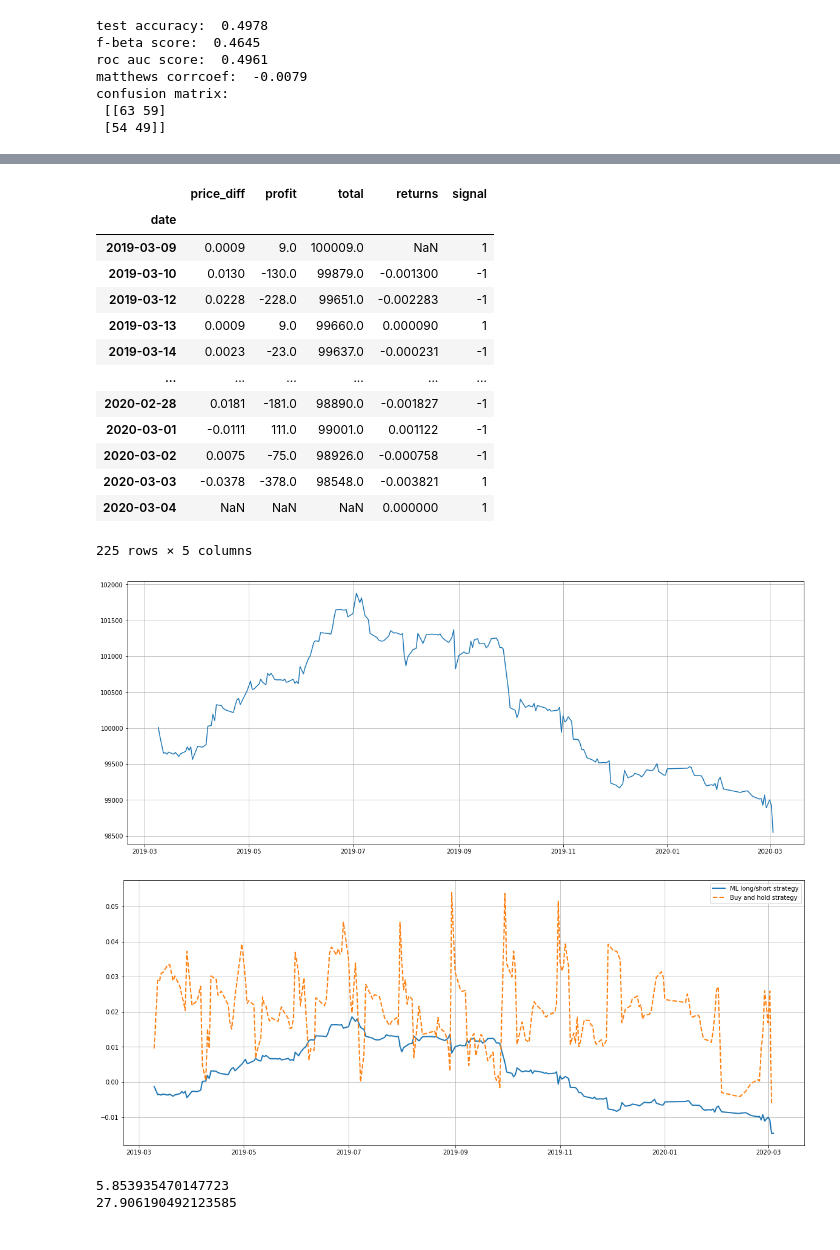
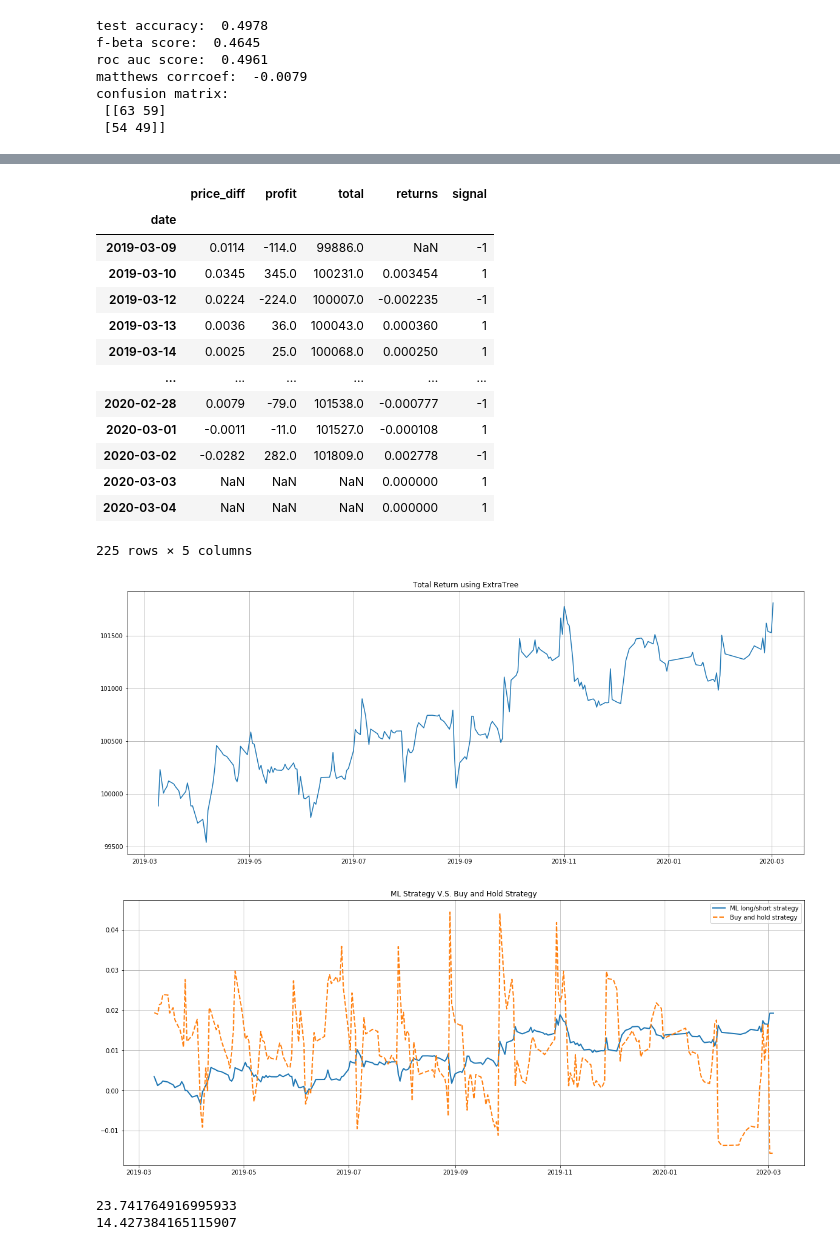
Before and after one commit to penguinwang96825/Forex-Predictor, a Jupyter notebook: Forex Backtesting.ipynb, the cells around one changed output, grey strips where cells are left out. Saved outputs shown, nothing was run; the diff lists cells and outputs as text; code cells hidden in the pictures.

```diff
--- a/Forex Backtesting.ipynb
+++ b/Forex Backtesting.ipynb
@@ -291,0 +290,27 @@ news_and_fx.to_csv(r"C:\Users\YangWang\Desktop\test\news_and_forex.csv", index=F
+# %%
+etc = ExtraTreesClassifier(
+    n_jobs=6,
+    warm_start=True)
+
+params = {
+    'max_depth': [10, 20, 30],
+    'n_estimators': [400, 500, 600]
+}
+
+folds = 3
+param_comb = 5
+
+skf = StratifiedKFold(n_splits=folds, shuffle=True, random_state=17)
+
+random_search = RandomizedSearchCV(
+    etc,
+    param_distributions=params,
+    n_iter=param_comb,
+    scoring='roc_auc',
+    n_jobs=6,
+    cv=skf.split(x_train, y_train),
+    verbose=2,
+    random_state=17)
+random_search.fit(x_train, y_train)
+etc = random_search.best_estimator_
+performance(etc, x_train, y_train, x_test, y_test)
@@ -292,4 +329,4 @@ news_and_fx.to_csv(r"C:\Users\YangWang\Desktop\test\news_and_forex.csv", index=F
 # %%
-pred = xgb.predict(x_test)
+pred = etc.predict(x_test)
 pred = pred.tolist()
 pred = [1 if p == 1 else -1 for p in pred]
@@ -350,7 +370,7 @@ class RandomForecastingStrategy(Strategy):
 
 class MarketIntradayPortfolio(Portfolio):
 
-    def __init__(self, symbol, bars, signals, initial_capital=100000.0, trading_sum=100):
+    def __init__(self, symbol, bars, signals, initial_capital=100000, trading_sum=100):
         self.symbol = symbol
         self.bars = bars
         self.signals = signals
@@ -390,7 +410,7 @@ test['Close'] = test['Close'].shift(-1)
 
 rfs = MachineLearningForecastingStrategy('EURUSD', test, pred)
 signals = rfs.generate_signals()
-portfolio = MarketIntradayPortfolio('EURUSD', test, signals, initial_capital=100000.0, trading_sum=10000)
+portfolio = MarketIntradayPortfolio('EURUSD', test, signals, initial_capital=100000, trading_sum=10000)
 returns = portfolio.backtest_portfolio()
 # %%
 returns['signal'] = signals
@@ -401,34 +421,36 @@ returns
 # %% [output]
 |  | price_diff | profit | total | returns | signal |
 | date |  |  |  |  |  |
-| 2019-03-09 | 0.0009 | 9.0 | 100009.0 | NaN | 1 |
-| 2019-03-10 | 0.0130 | -130.0 | 99879.0 | -0.001300 | -1 |
-| 2019-03-12 | 0.0228 | -228.0 | 99651.0 | -0.002283 | -1 |
-| 2019-03-13 | 0.0009 | 9.0 | 99660.0 | 0.000090 | 1 |
-| 2019-03-14 | 0.0023 | -23.0 | 99637.0 | -0.000231 | -1 |
+| 2019-03-09 | 0.0114 | -114.0 | 99886.0 | NaN | -1 |
+| 2019-03-10 | 0.0345 | 345.0 | 100231.0 | 0.003454 | 1 |
+| 2019-03-12 | 0.0224 | -224.0 | 100007.0 | -0.002235 | -1 |
+| 2019-03-13 | 0.0036 | 36.0 | 100043.0 | 0.000360 | 1 |
+| 2019-03-14 | 0.0025 | 25.0 | 100068.0 | 0.000250 | 1 |
 | ... | ... | ... | ... | ... | ... |
-| 2020-02-28 | 0.0181 | -181.0 | 98890.0 | -0.001827 | -1 |
-| 2020-03-01 | -0.0111 | 111.0 | 99001.0 | 0.001122 | -1 |
-| 2020-03-02 | 0.0075 | -75.0 | 98926.0 | -0.000758 | -1 |
-| 2020-03-03 | -0.0378 | -378.0 | 98548.0 | -0.003821 | 1 |
+| 2020-02-28 | 0.0079 | -79.0 | 101538.0 | -0.000777 | -1 |
+| 2020-03-01 | -0.0011 | -11.0 | 101527.0 | -0.000108 | 1 |
+| 2020-03-02 | -0.0282 | 282.0 | 101809.0 | 0.002778 | -1 |
+| 2020-03-03 | NaN | NaN | NaN | 0.000000 | 1 |
 | 2020-03-04 | NaN | NaN | NaN | 0.000000 | 1 |
 225 rows × 5 columns
 # %%
 plt.figure(figsize=(20, 8))
 plt.plot(returns['total'])
+plt.title("Total Return using ExtraTree")
 plt.grid()
 plt.show()
 # %% [output]
-[figure, old version]
+[figure, new version]
 # %%
 plt.figure(figsize=(20, 8))
 plt.plot(our_pct_growth, label = 'ML long/short strategy', linewidth=2)
 plt.plot(benchmark_ptc_growth, linestyle = '--', label = 'Buy and hold strategy', linewidth=2)
+plt.title("ML Strategy V.S. Buy and Hold Strategy")
 plt.legend()
 plt.grid()
 plt.show()
 # %% [output]
-[figure, old version]
+[figure, new version]
 # %%
 def sharpe(returns):
     return np.sqrt(len(returns)) * returns.mean() / returns.std()
@@ -436,5 +458,5 @@ def sharpe(returns):
 print(sharpe(our_pct_growth))
 print(sharpe(benchmark_ptc_growth))
 # %% [output]
-5.853935470147723
-27.906190492123585
+23.741764916995933
+14.427384165115907
```
Also changed, not shown: parts of 3 cells of this notebook.
